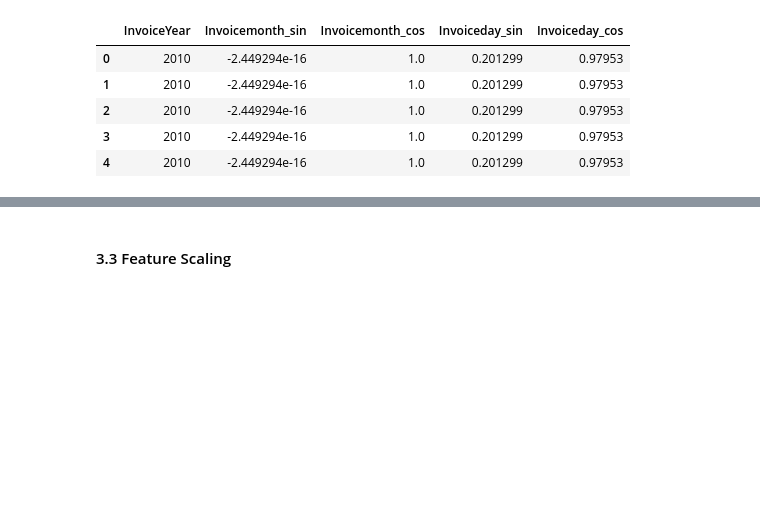
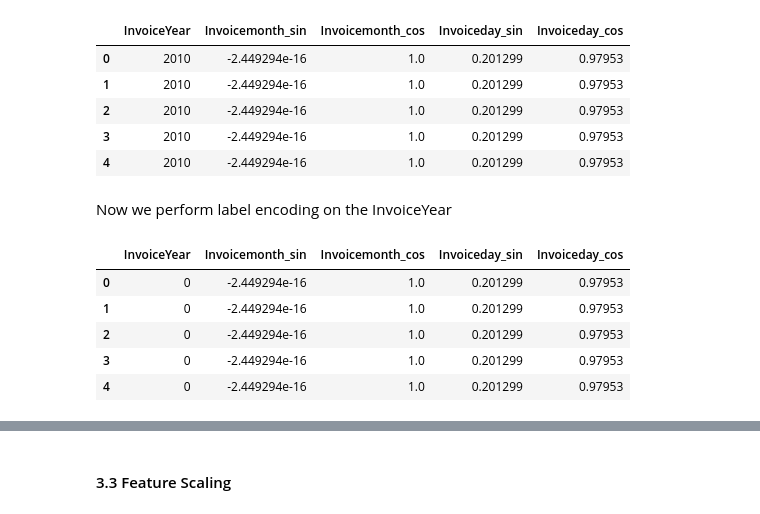
Before and after one commit to WamzMwangi/Unsupervised_Machine_Learning, a Jupyter notebook: Week2_Clustering/Customer_Segmentation_Project.ipynb, the cells around one changed output, grey strips where cells are left out. Cells and saved outputs as stored; diff of their text form; code cells hidden in the pictures; blank space fills up the shorter version.

```diff
--- a/Week2_Clustering/Customer_Segmentation_Project.ipynb
+++ b/Week2_Clustering/Customer_Segmentation_Project.ipynb
@@ -157,3 +166,17 @@ date_df.head()
 | 2 | 2010 | -2.449294e-16 | 1.0 | 0.201299 | 0.97953 |
 | 3 | 2010 | -2.449294e-16 | 1.0 | 0.201299 | 0.97953 |
 | 4 | 2010 | -2.449294e-16 | 1.0 | 0.201299 | 0.97953 |
+# %% [markdown]
+Now we perform label encoding on the InvoiceYear
+# %%
+from sklearn.preprocessing import LabelEncoder
+le = LabelEncoder()
+date_df['InvoiceYear'] = le.fit_transform(date_df['InvoiceYear'])
+date_df.head()
+# %% [output]
+|  | InvoiceYear | Invoicemonth_sin | Invoicemonth_cos | Invoiceday_sin | Invoiceday_cos |
+| 0 | 0 | -2.449294e-16 | 1.0 | 0.201299 | 0.97953 |
+| 1 | 0 | -2.449294e-16 | 1.0 | 0.201299 | 0.97953 |
+| 2 | 0 | -2.449294e-16 | 1.0 | 0.201299 | 0.97953 |
+| 3 | 0 | -2.449294e-16 | 1.0 | 0.201299 | 0.97953 |
+| 4 | 0 | -2.449294e-16 | 1.0 | 0.201299 | 0.97953 |
```
Also changed, not shown: parts of 16 cells of this notebook.
